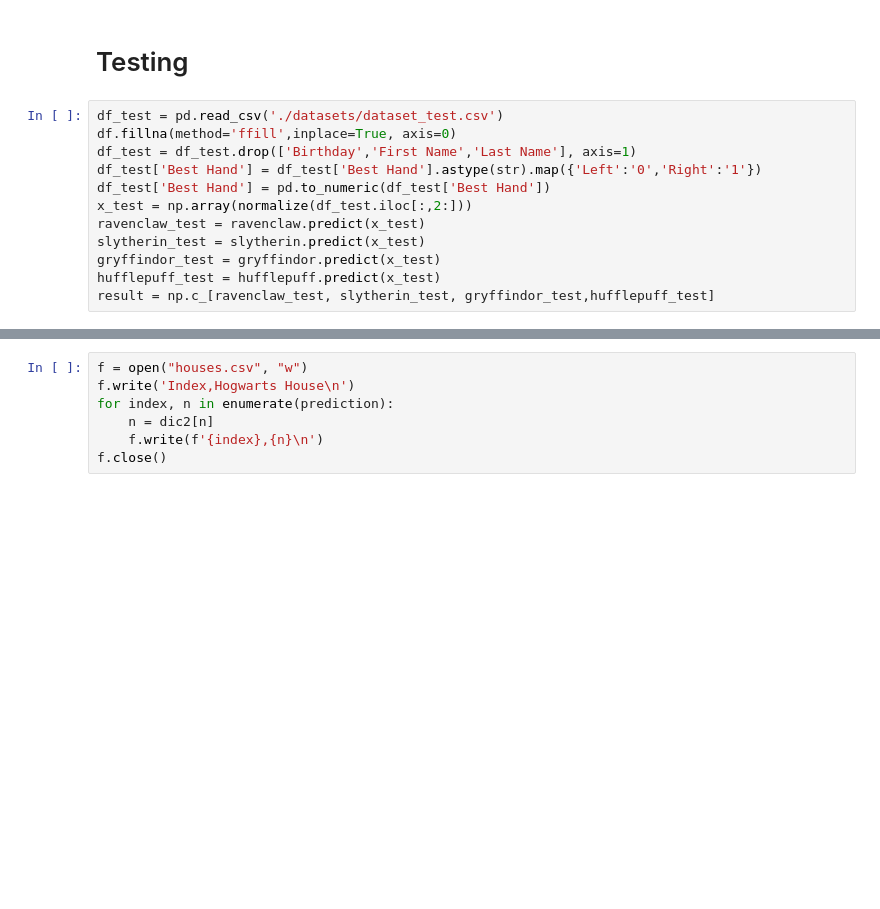
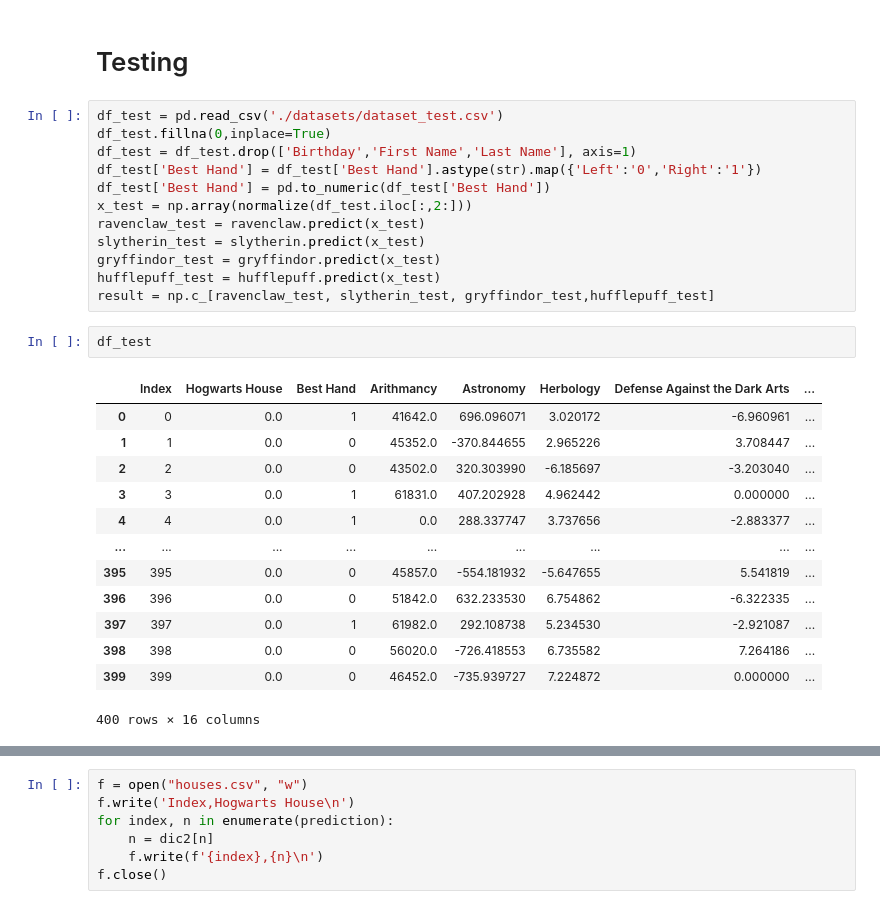
Before and after one commit to d-r-e/dslr, a Jupyter notebook: logreg_train.ipynb, the cells around one changed output, grey strips where cells are left out. Saved outputs shown, nothing was run; the diff lists cells and outputs as text; blank space fills up the shorter version.

```diff
--- a/logreg_train.ipynb
+++ b/logreg_train.ipynb
@@ -159,7 +168,7 @@ print('Accouracy: {:.5}%'.format(accouracy))
 # Testing
 # %%
 df_test = pd.read_csv('./datasets/dataset_test.csv')
-df.fillna(method='ffill',inplace=True, axis=0)
+df_test.fillna(0,inplace=True)
 df_test = df_test.drop(['Birthday','First Name','Last Name'], axis=1)
 df_test['Best Hand'] = df_test['Best Hand'].astype(str).map({'Left':'0','Right':'1'})
 df_test['Best Hand'] = pd.to_numeric(df_test['Best Hand'])
@@ -169,4 +178,20 @@ slytherin_test = slytherin.predict(x_test)
 gryffindor_test = gryffindor.predict(x_test)
 hufflepuff_test = hufflepuff.predict(x_test)
 result = np.c_[ravenclaw_test, slytherin_test, gryffindor_test,hufflepuff_test]
+# %%
+df_test
+# %% [output]
+|  | Index | Hogwarts House | Best Hand | Arithmancy | Astronomy | Herbology | Defense Against the Dark Arts | ... |
+| 0 | 0 | 0.0 | 1 | 41642.0 | 696.096071 | 3.020172 | -6.960961 | ... |
+| 1 | 1 | 0.0 | 0 | 45352.0 | -370.844655 | 2.965226 | 3.708447 | ... |
+| 2 | 2 | 0.0 | 0 | 43502.0 | 320.303990 | -6.185697 | -3.203040 | ... |
+| 3 | 3 | 0.0 | 1 | 61831.0 | 407.202928 | 4.962442 | 0.000000 | ... |
+| 4 | 4 | 0.0 | 1 | 0.0 | 288.337747 | 3.737656 | -2.883377 | ... |
+| ... | ... | ... | ... | ... | ... | ... | ... | ... |
+| 395 | 395 | 0.0 | 0 | 45857.0 | -554.181932 | -5.647655 | 5.541819 | ... |
+| 396 | 396 | 0.0 | 0 | 51842.0 | 632.233530 | 6.754862 | -6.322335 | ... |
+| 397 | 397 | 0.0 | 1 | 61982.0 | 292.108738 | 5.234530 | -2.921087 | ... |
+| 398 | 398 | 0.0 | 0 | 56020.0 | -726.418553 | 6.735582 | 7.264186 | ... |
+| 399 | 399 | 0.0 | 0 | 46452.0 | -735.939727 | 7.224872 | 0.000000 | ... |
+400 rows × 16 columns
 # %%
```
Also changed, not shown: parts of 13 cells of this notebook, 2 other files.
